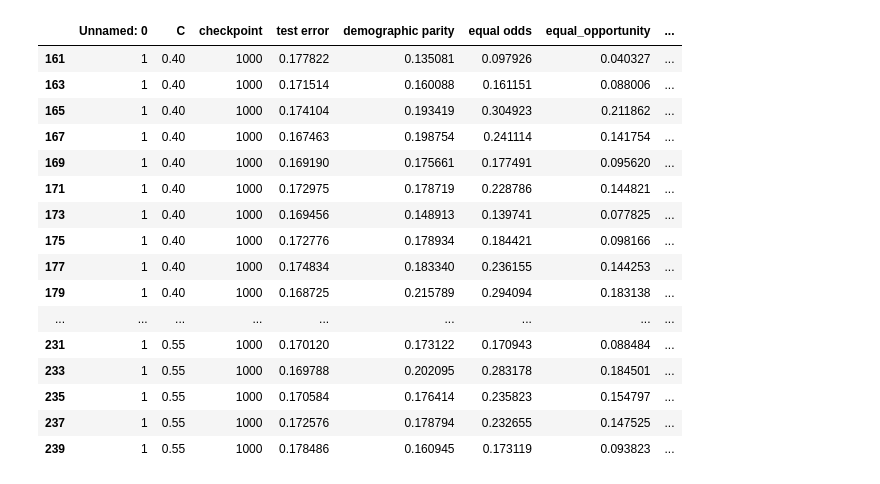
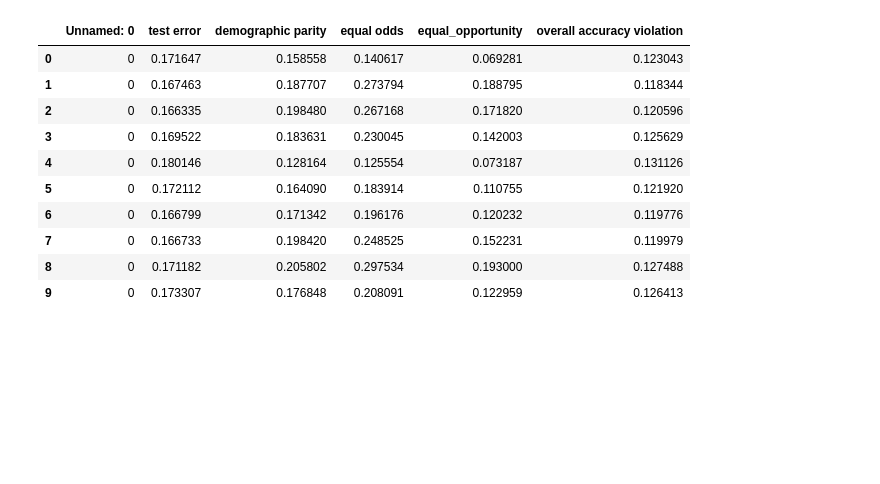
Before and after one commit to laurakn/undergrad_research_2022, a Jupyter notebook: Ruoyu/t_test/T-Test Shekhar.ipynb, the cells around one changed output. Drawn from its saved outputs; the diff is of its cells as text; code cells hidden in the pictures; blank space fills up the shorter version.

```diff
--- a/Ruoyu/t_test/T-Test Shekhar.ipynb
+++ b/Ruoyu/t_test/T-Test Shekhar.ipynb
@@ -36,25 +30,19 @@ display(df_R)
 # %%
-df_L = pd.read_csv("Shekhar_L.csv")
-df_L = process_df(df_L)
+df_L = pd.read_csv("LogReg_baseline_1000_L.csv")
+#df_L = process_df(df_L)
 df_L
 # %% [output]
-|  | Unnamed: 0 | C | checkpoint | test error | demographic parity | equal odds | equal_opportunity | ... |
-| 161 | 1 | 0.40 | 1000 | 0.177822 | 0.135081 | 0.097926 | 0.040327 | ... |
-| 163 | 1 | 0.40 | 1000 | 0.171514 | 0.160088 | 0.161151 | 0.088006 | ... |
-| 165 | 1 | 0.40 | 1000 | 0.174104 | 0.193419 | 0.304923 | 0.211862 | ... |
-| 167 | 1 | 0.40 | 1000 | 0.167463 | 0.198754 | 0.241114 | 0.141754 | ... |
-| 169 | 1 | 0.40 | 1000 | 0.169190 | 0.175661 | 0.177491 | 0.095620 | ... |
-| 171 | 1 | 0.40 | 1000 | 0.172975 | 0.178719 | 0.228786 | 0.144821 | ... |
-| 173 | 1 | 0.40 | 1000 | 0.169456 | 0.148913 | 0.139741 | 0.077825 | ... |
-| 175 | 1 | 0.40 | 1000 | 0.172776 | 0.178934 | 0.184421 | 0.098166 | ... |
-| 177 | 1 | 0.40 | 1000 | 0.174834 | 0.183340 | 0.236155 | 0.144253 | ... |
-| 179 | 1 | 0.40 | 1000 | 0.168725 | 0.215789 | 0.294094 | 0.183138 | ... |
-| ... | ... | ... | ... | ... | ... | ... | ... | ... |
-| 231 | 1 | 0.55 | 1000 | 0.170120 | 0.173122 | 0.170943 | 0.088484 | ... |
-| 233 | 1 | 0.55 | 1000 | 0.169788 | 0.202095 | 0.283178 | 0.184501 | ... |
-| 235 | 1 | 0.55 | 1000 | 0.170584 | 0.176414 | 0.235823 | 0.154797 | ... |
-| 237 | 1 | 0.55 | 1000 | 0.172576 | 0.178794 | 0.232655 | 0.147525 | ... |
-| 239 | 1 | 0.55 | 1000 | 0.178486 | 0.160945 | 0.173119 | 0.093823 | ... |
+|  | Unnamed: 0 | test error | demographic parity | equal odds | equal_opportunity | overall accuracy violation |
+| 0 | 0 | 0.171647 | 0.158558 | 0.140617 | 0.069281 | 0.123043 |
+| 1 | 0 | 0.167463 | 0.187707 | 0.273794 | 0.188795 | 0.118344 |
+| 2 | 0 | 0.166335 | 0.198480 | 0.267168 | 0.171820 | 0.120596 |
+| 3 | 0 | 0.169522 | 0.183631 | 0.230045 | 0.142003 | 0.125629 |
+| 4 | 0 | 0.180146 | 0.128164 | 0.125554 | 0.073187 | 0.131126 |
+| 5 | 0 | 0.172112 | 0.164090 | 0.183914 | 0.110755 | 0.121920 |
+| 6 | 0 | 0.166799 | 0.171342 | 0.196176 | 0.120232 | 0.119776 |
+| 7 | 0 | 0.166733 | 0.198420 | 0.248525 | 0.152231 | 0.119979 |
+| 8 | 0 | 0.171182 | 0.205802 | 0.297534 | 0.193000 | 0.127488 |
+| 9 | 0 | 0.173307 | 0.176848 | 0.208091 | 0.122959 | 0.126413 |
 # %%
 alpha = 0.05/len(df_L['C'].unique())
 for c in df_L['C'].unique():
```
Also changed, not shown: parts of 4 cells of this notebook, 28 other files.
